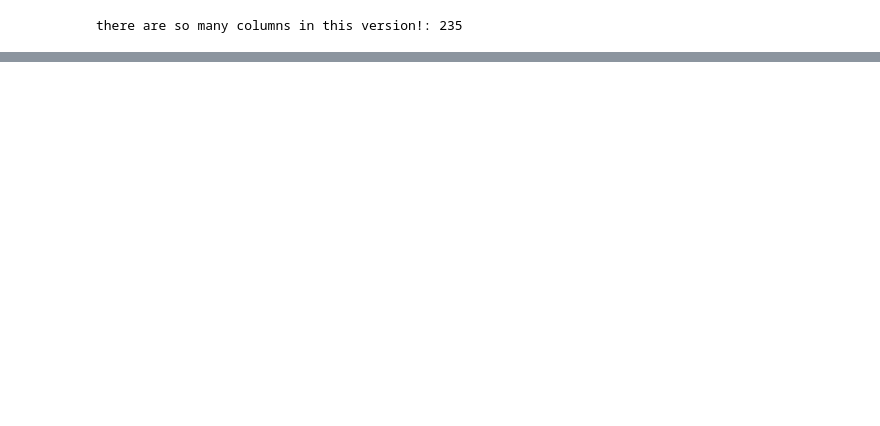
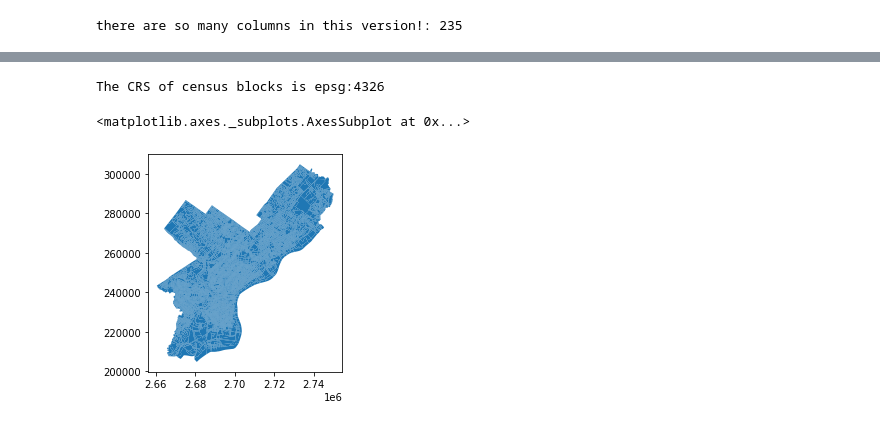
Before and after one commit to CoWoGeo/PUS2022_CWolk, a Jupyter notebook: ProjectLanthamWolk/JunkyardFireModel.ipynb, the cells around one changed output, grey strips where cells are left out. Drawn from its saved outputs; the diff is of its cells as text; code cells hidden in the pictures; blank space fills up the shorter version.

```diff
--- a/ProjectLanthamWolk/JunkyardFireModel.ipynb
+++ b/ProjectLanthamWolk/JunkyardFireModel.ipynb
@@ -964,0 +809,2 @@ plt.show()
+# %%
+censusblocks = gpd.GeoDataFrame.from_file("https://opendata.arcgis.com/datasets/e9e2e152bc1644e2af84927a8f4c3c06_0.zip")
@@ -964,0 +813,12 @@ plt.show()
+# %%
+print("The CRS of census blocks is", censusblocks.crs)
+# %% [output]
+The CRS of census blocks is epsg:4326
+# %%
+# projecting to 2272
+censusblocks = censusblocks.to_crs(2272)
+# %%
+censusblocks.plot()
+# %% [output]
+<matplotlib.axes._subplots.AxesSubplot at 0x...>
+[figure, added]
```
Also changed, not shown: parts of 58 cells of this notebook.
